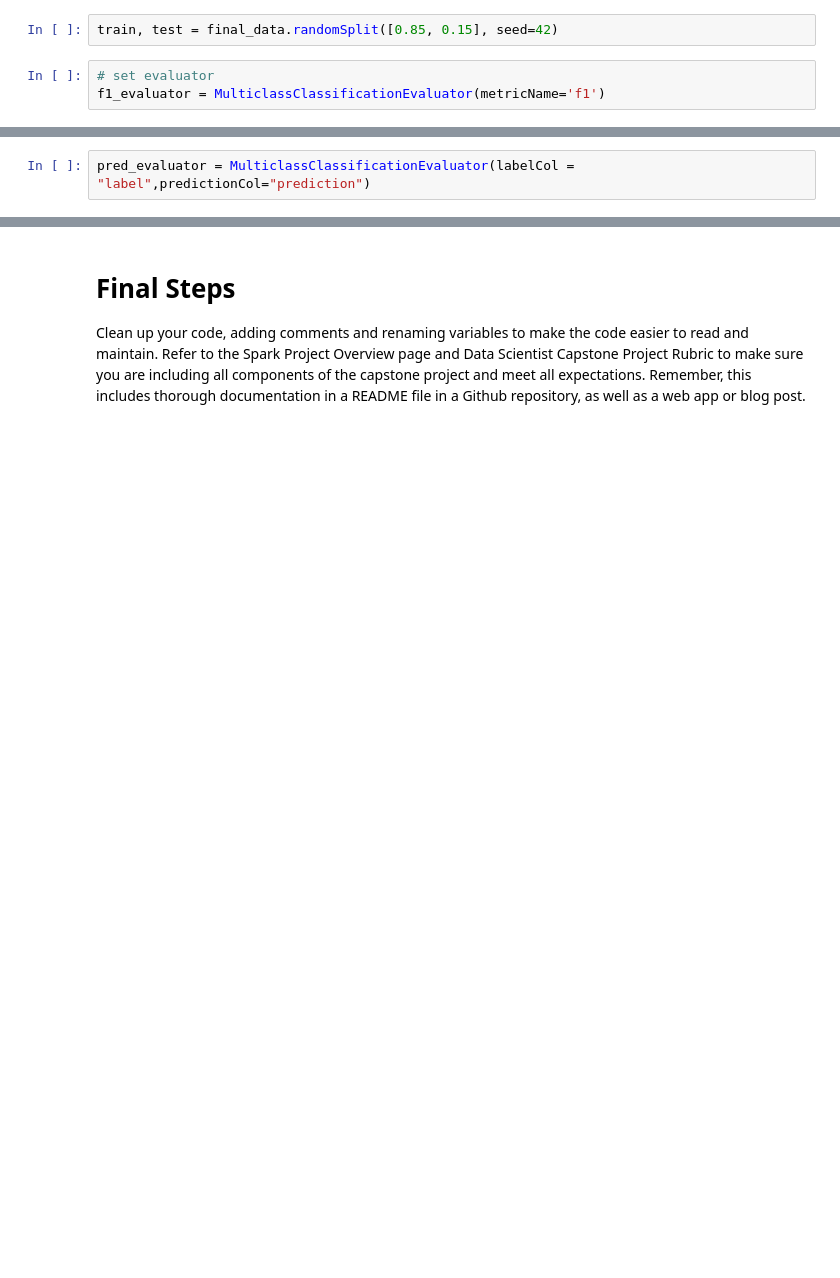
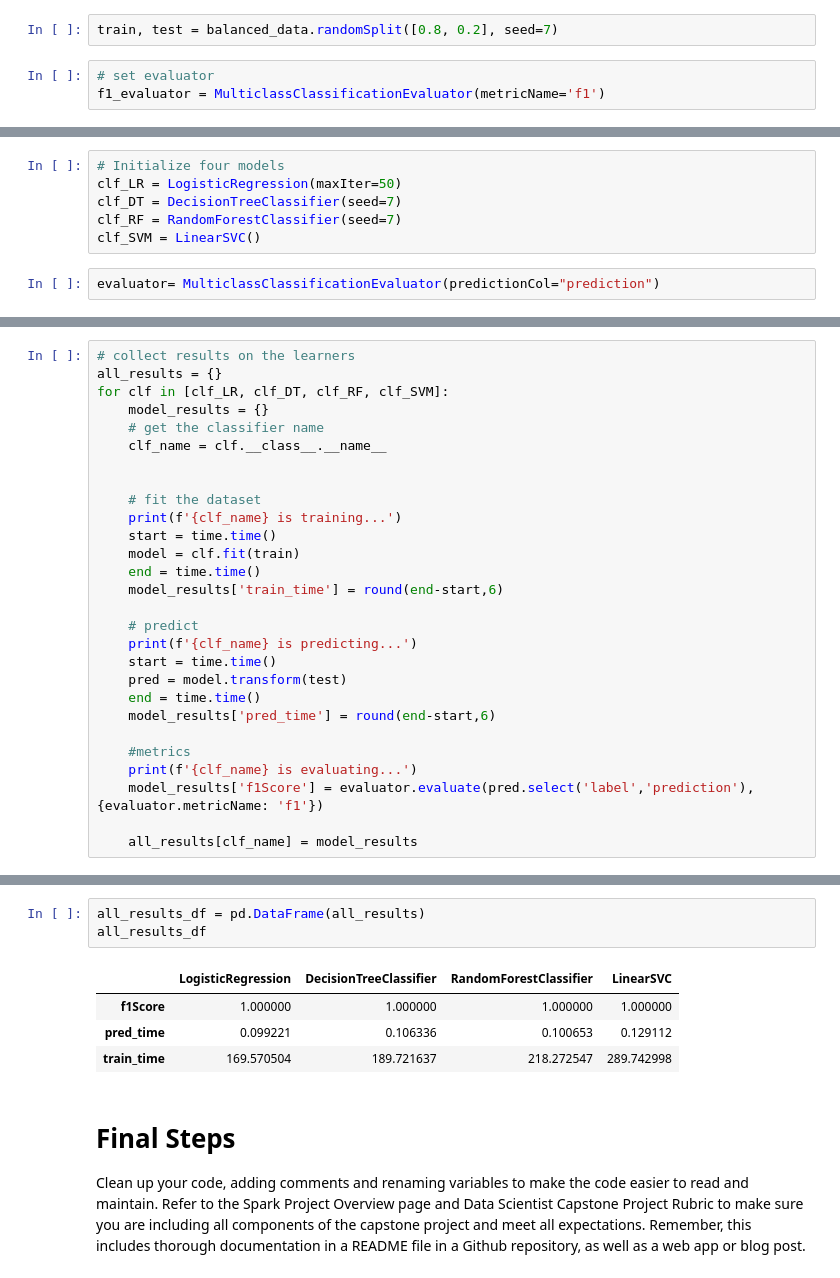
Before and after one commit to CapAllen/Sparkify, a Jupyter notebook: Sparkify0928.ipynb, the cells around one changed output, grey strips where cells are left out. Saved outputs shown, nothing was run; the diff lists cells and outputs as text; blank space fills up the shorter version.

```diff
--- a/Sparkify.ipynb
+++ b/Sparkify0928.ipynb
@@ -805,7 +844,7 @@ Split the full dataset into train, test, and validation sets. Test out several o
 # %% [markdown]
 - Split data to Train&Test
 # %%
-train, test = final_data.randomSplit([0.85, 0.15], seed=42)
+train, test = balanced_data.randomSplit([0.8, 0.2], seed=7)
 # %%
 # set evaluator
 f1_evaluator = MulticlassClassificationEvaluator(metricName='f1')
@@ -812,2 +859,8 @@ f1_evaluator = MulticlassClassificationEvaluator(metricName='f1')
+# %%
+# Initialize four models
+clf_LR = LogisticRegression(maxIter=50)
+clf_DT = DecisionTreeClassifier(seed=7)
+clf_RF = RandomForestClassifier(seed=7)
+clf_SVM = LinearSVC()
 # %%
-pred_evaluator = MulticlassClassificationEvaluator(labelCol = "label",predictionCol="prediction")
+evaluator= MulticlassClassificationEvaluator(predictionCol="prediction")
@@ -899,0 +867,28 @@ F-1 Score:1.0
+# %%
+# collect results on the learners
+all_results = {}
+for clf in [clf_LR, clf_DT, clf_RF, clf_SVM]:
+    model_results = {}
+    # get the classifier name
+    clf_name = clf.__class__.__name__
+
+
+    # fit the dataset
+    print(f'{clf_name} is training...')
+    start = time.time()
+    model = clf.fit(train)
+    end = time.time()
+    model_results['train_time'] = round(end-start,6)
+
+    # predict
+    print(f'{clf_name} is predicting...')
+    start = time.time()
+    pred = model.transform(test)
+    end = time.time()
+    model_results['pred_time'] = round(end-start,6)
+
+    #metrics
+    print(f'{clf_name} is evaluating...')
+    model_results['f1Score'] = evaluator.evaluate(pred.select('label','prediction'),{evaluator.metricName: 'f1'})
+
+    all_results[clf_name] = model_results
@@ -900,3 +908,11 @@ F-1 Score:1.0
+# %%
+all_results_df = pd.DataFrame(all_results)
+all_results_df
+# %% [output]
+|  | LogisticRegression | DecisionTreeClassifier | RandomForestClassifier | LinearSVC |
+| f1Score | 1.000000 | 1.000000 | 1.000000 | 1.000000 |
+| pred_time | 0.099221 | 0.106336 | 0.100653 | 0.129112 |
+| train_time | 169.570504 | 189.721637 | 218.272547 | 289.742998 |
 # %% [markdown]
 # Final Steps
 Clean up your code, adding comments and renaming variables to make the code easier to read and maintain. Refer to the Spark Project Overview page and Data Scientist Capstone Project Rubric to make sure you are including all components of the capstone project and meet all expectations. Remember, this includes thorough documentation in a README file in a Github repository, as well as a web app or blog post.
```
Also changed, not shown: parts of 29 cells of this notebook.
